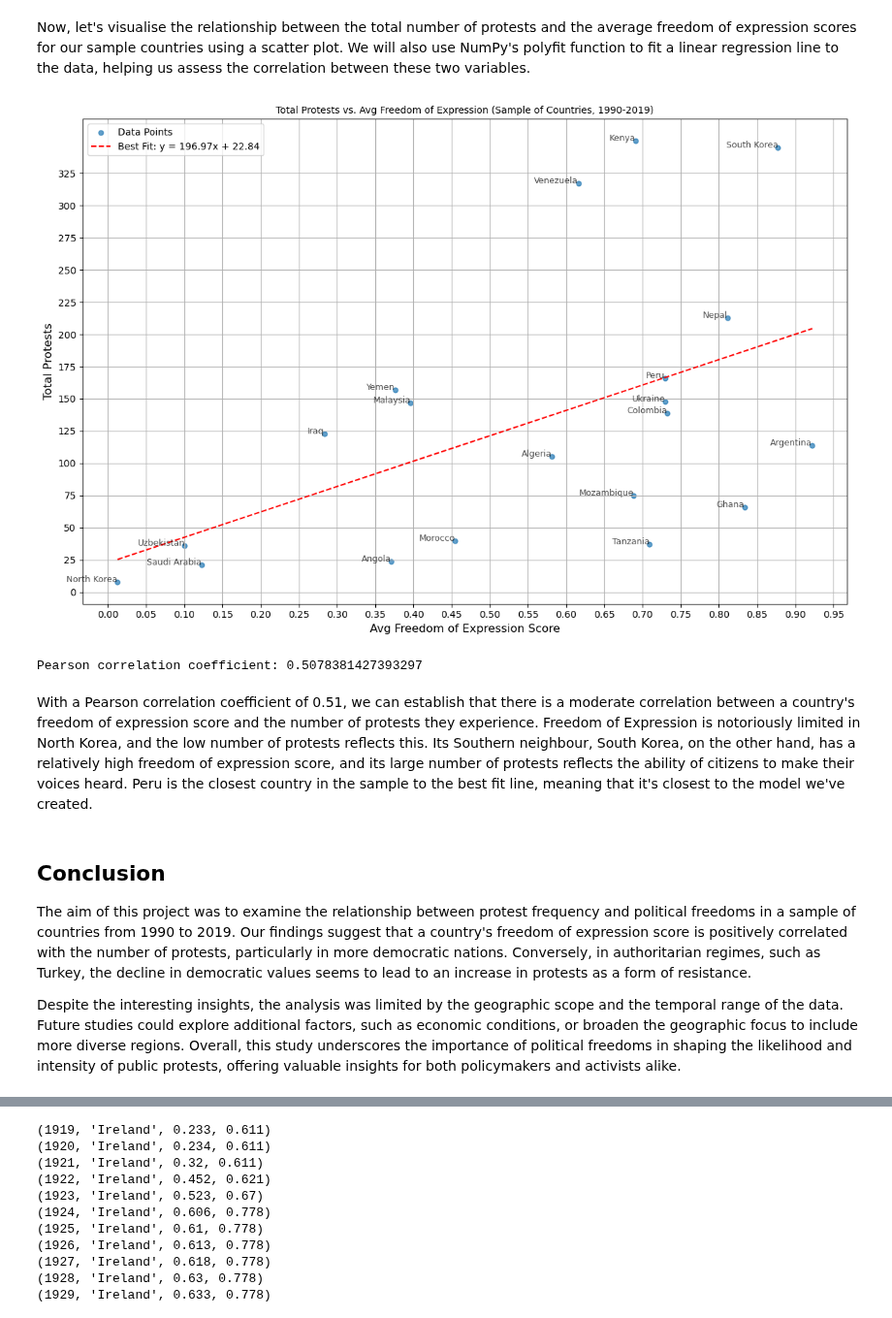
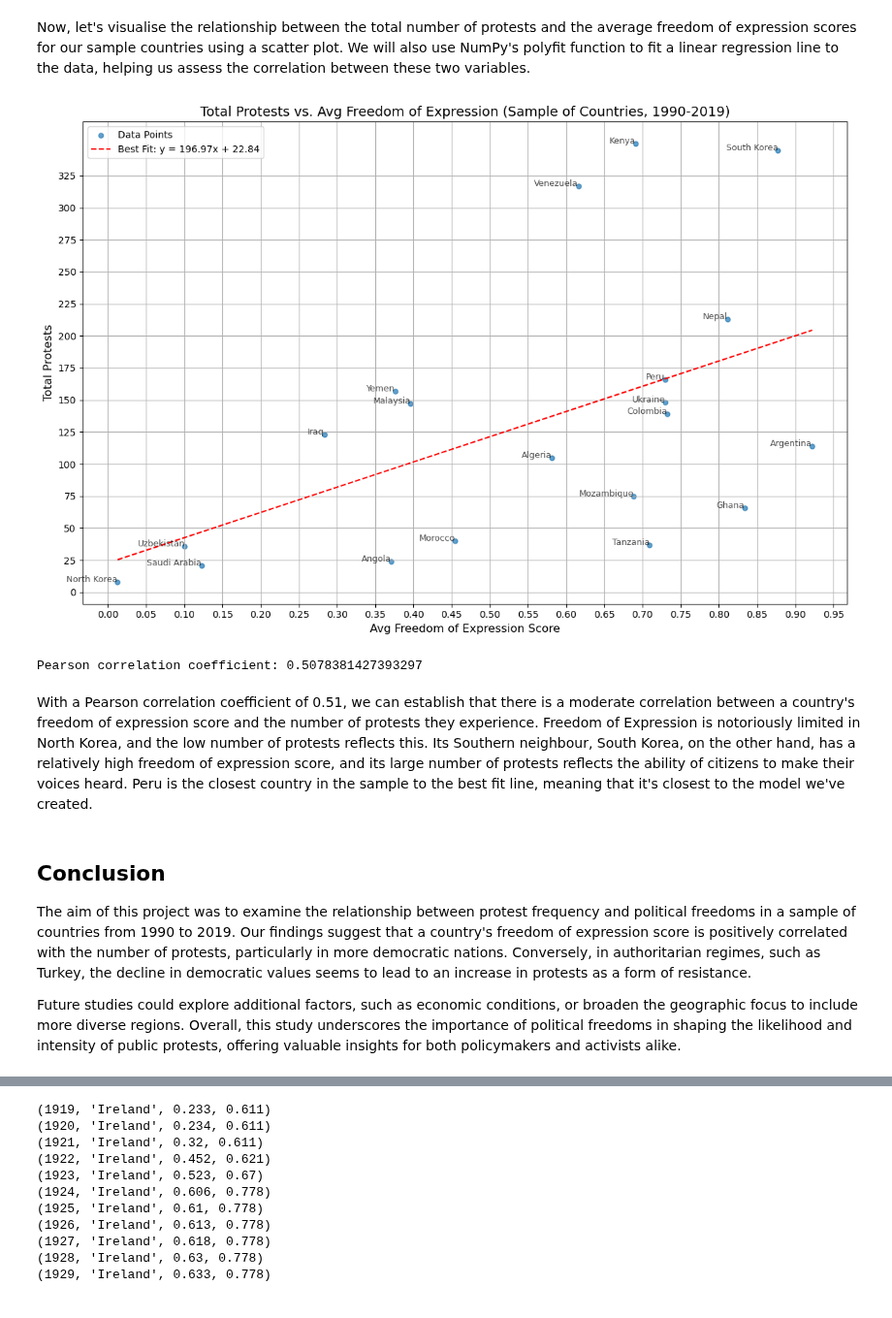
Before and after one commit to MylesHenehan/pfda, a Jupyter notebook: project/project.ipynb, the cells around one changed output, grey strips where cells are left out. Shown at 97% size. Drawn from its saved outputs; the diff is of its cells as text; code cells hidden in the pictures.

```diff
--- a/project/project.ipynb
+++ b/project/project.ipynb
@@ -410,35 +413,35 @@ y = combined_sample['total_protests']
 # Fit a linear regression line using NumPy's polyfit
 coefficients = np.polyfit(x, y, 1)
 line = np.poly1d(coefficients)
 
 # Generate y values for the line of best fit
 x_line = np.linspace(x.min(), x.max(), 100)
 y_line = line(x_line)
 
 
 plt.figure(figsize=(12, 8))
 plt.scatter(x, y, label='Data Points', s=25, alpha=0.7)
 plt.plot(x_line, y_line, color='red', linestyle='--', label=f'Best Fit: y = {coefficients[0]:.2f}x + {coefficients[1]:.2f}')
 
 # Add country names as labels on the scatter plot by iterating through the rows of the data frame.
 # The matplotlib .text() function takes the x and y values as arguments, along with the corresponding country name, and adds a label. The 'ha=right' parameter aligns the text to the right, while 'alpha=0.7' makes the text more transparent for readability.
 for i, row in combined_sample.iterrows():
     plt.text(row['avg_freedom_of_expression'], row['total_protests'], row['country_name'], fontsize=9, ha='right', alpha=0.7)
 
-plt.title('Total Protests vs. Avg Freedom of Expression (Sample of Countries, 1990-2019)', fontsize=10)
+plt.title('Total Protests vs. Avg Freedom of Expression (Sample of Countries, 1990-2019)', fontsize=14)
 plt.xlabel('Avg Freedom of Expression Score', fontsize=12)
 plt.ylabel('Total Protests', fontsize=12)
 plt.xticks(np.arange(0, 1, 0.05))
 plt.yticks(np.arange(0,350,25))
 plt.grid()
 plt.legend()
 plt.tight_layout()
 plt.show()
 
 corr = x.corr(y)
 print(f"Pearson correlation coefficient: {corr}")
 # %% [output]
-[figure, old version]
+[figure, new version]
 Pearson correlation coefficient: 0.5078381427393297
 # %% [markdown]
 With a Pearson correlation coefficient of 0.51, we can establish that there is a moderate correlation between a country's freedom of expression score and the number of protests they experience. Freedom of Expression is notoriously limited in North Korea, and the low number of protests reflects this. Its Southern neighbour, South Korea, on the other hand, has a relatively high freedom of expression score, and its large number of protests reflects the ability of citizens to make their voices heard. Peru is the closest country in the sample to the best fit line, meaning that it's closest to the model we've created.
@@ -446,5 +449,5 @@ With a Pearson correlation coefficient of 0.51, we can establish that there is a
 ## Conclusion
 The aim of this project was to examine the relationship between protest frequency and political freedoms in a sample of countries from 1990 to 2019. Our findings suggest that a country's freedom of expression score is positively correlated with the number of protests, particularly in more democratic nations. Conversely, in authoritarian regimes, such as Turkey, the decline in democratic values seems to lead to an increase in protests as a form of resistance.
 
-Despite the interesting insights, the analysis was limited by the geographic scope and the temporal range of the data. Future studies could explore additional factors, such as economic conditions, or broaden the geographic focus to include more diverse regions. Overall, this study underscores the importance of political freedoms in shaping the likelihood and intensity of public protests, offering valuable insights for both policymakers and activists alike.
+Future studies could explore additional factors, such as economic conditions, or broaden the geographic focus to include more diverse regions. Overall, this study underscores the importance of political freedoms in shaping the likelihood and intensity of public protests, offering valuable insights for both policymakers and activists alike.
 # %% [markdown]
```
Also changed, not shown: parts of 14 cells of this notebook, 2 other files.
